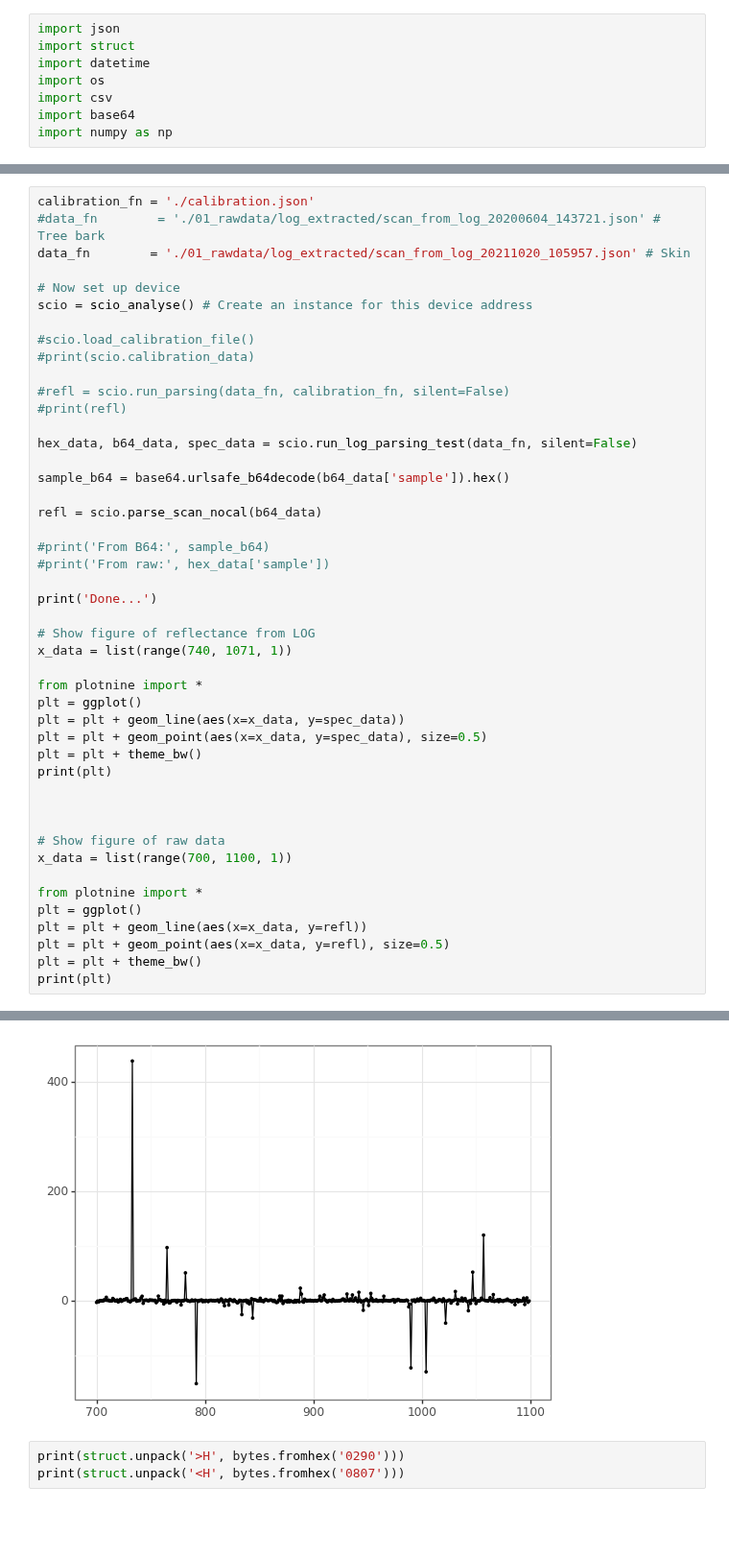
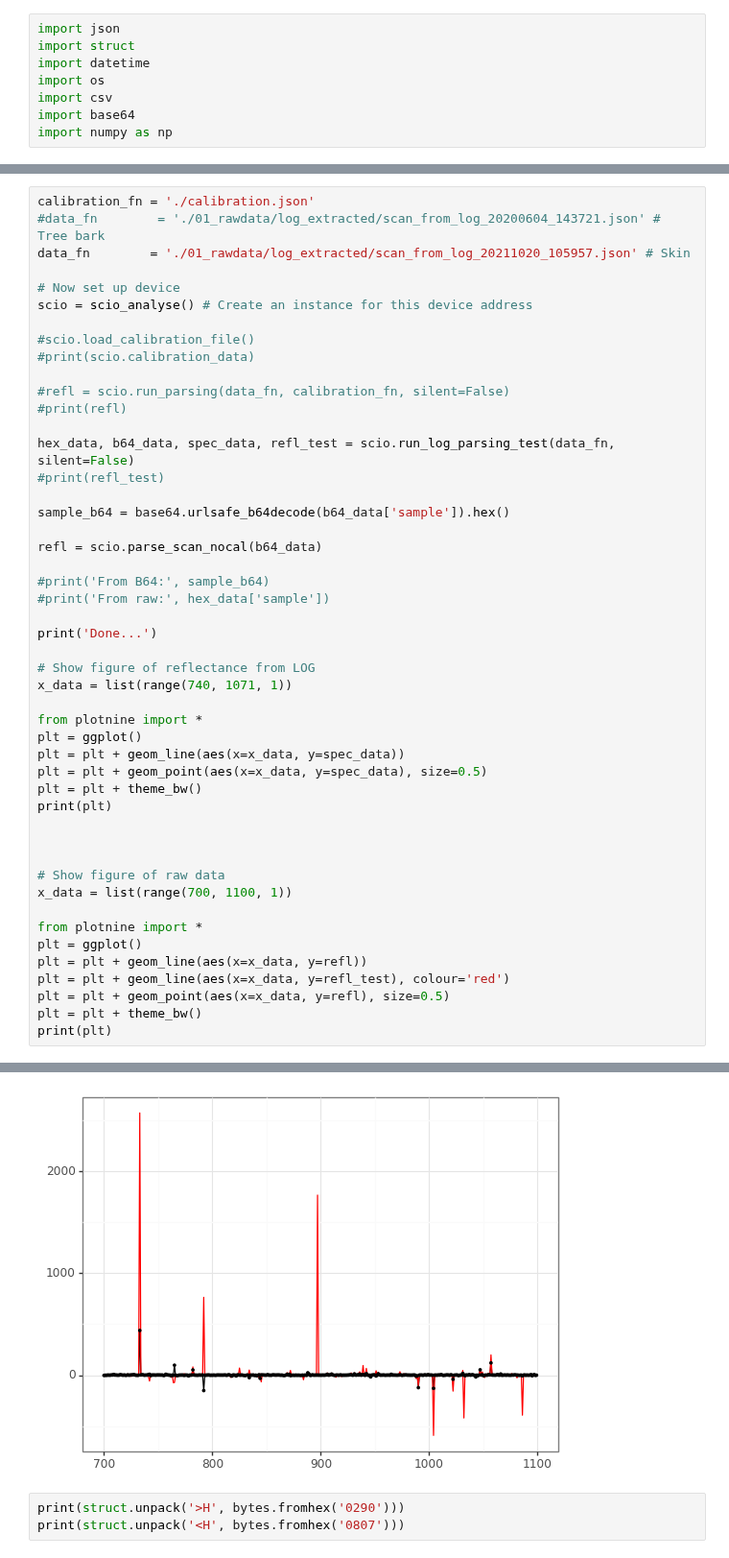
Before and after one commit to kebasaa/SCIO-read, a Jupyter notebook: 03_scio_analyse_devel.ipynb, the cells around one changed output, grey strips where cells are left out. Shown at 96% size. Saved outputs shown, nothing was run; the diff lists cells and outputs as text; blank space fills up the shorter version.

Commit message:
Additional tests

```diff
--- a/03_scio_analyse_devel.ipynb
+++ b/03_scio_analyse_devel.ipynb
@@ -190,7 +234,8 @@ scio = scio_analyse() # Create an instance for this device address
 #refl = scio.run_parsing(data_fn, calibration_fn, silent=False)
 #print(refl)
 
-hex_data, b64_data, spec_data = scio.run_log_parsing_test(data_fn, silent=False)
+hex_data, b64_data, spec_data, refl_test = scio.run_log_parsing_test(data_fn, silent=False)
+#print(refl_test)
 
 sample_b64 = base64.urlsafe_b64decode(b64_data['sample']).hex()
 
@@ -198,34 +243,35 @@ refl = scio.parse_scan_nocal(b64_data)
 
 #print('From B64:', sample_b64)
 #print('From raw:', hex_data['sample'])
 
 print('Done...')
 
 # Show figure of reflectance from LOG
 x_data = list(range(740, 1071, 1))
 
 from plotnine import *
 plt = ggplot()
 plt = plt + geom_line(aes(x=x_data, y=spec_data))
 plt = plt + geom_point(aes(x=x_data, y=spec_data), size=0.5)
 plt = plt + theme_bw()
 print(plt)
 
 
 
 # Show figure of raw data
 x_data = list(range(700, 1100, 1))
 
 from plotnine import *
 plt = ggplot()
 plt = plt + geom_line(aes(x=x_data, y=refl))
+plt = plt + geom_line(aes(x=x_data, y=refl_test), colour='red')
 plt = plt + geom_point(aes(x=x_data, y=refl), size=0.5)
 plt = plt + theme_bw()
 print(plt)
 # %% [output]
 Done...
 [figure]
-[figure, old version]
+[figure, new version]
 # %%
 print(struct.unpack('>H', bytes.fromhex('0290')))
 print(struct.unpack('<H', bytes.fromhex('0807')))
```
Also changed, not shown: parts of 1 cell of this notebook, 1 other file.
